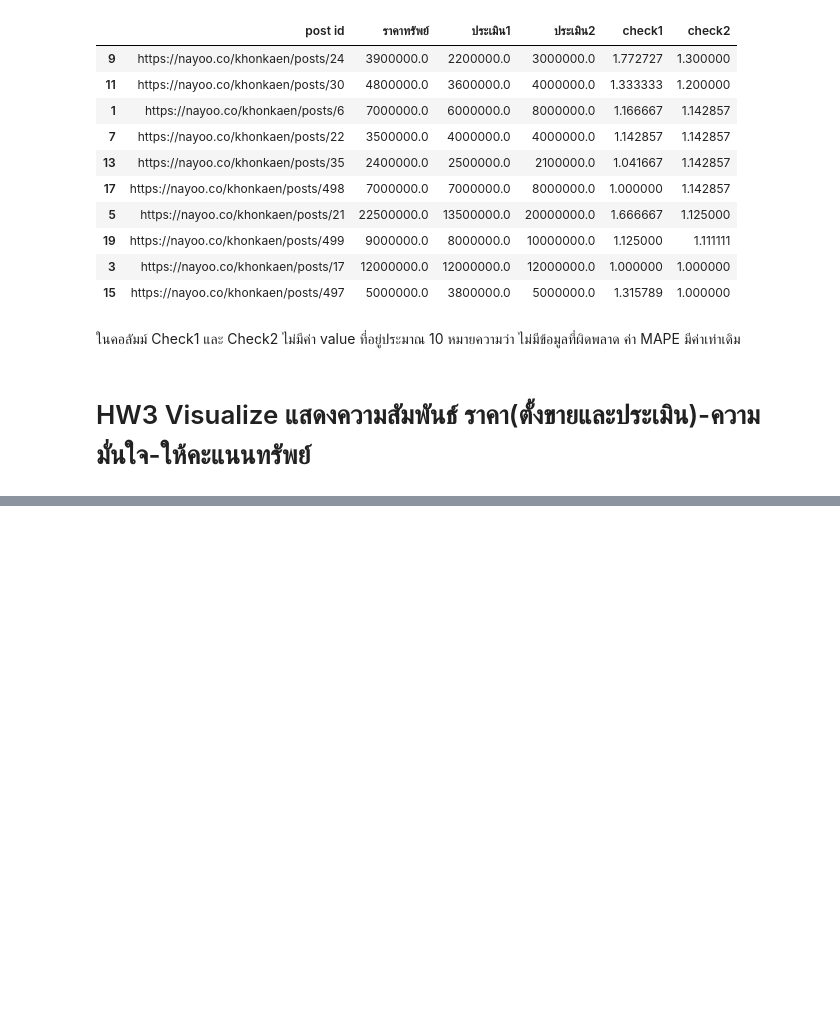
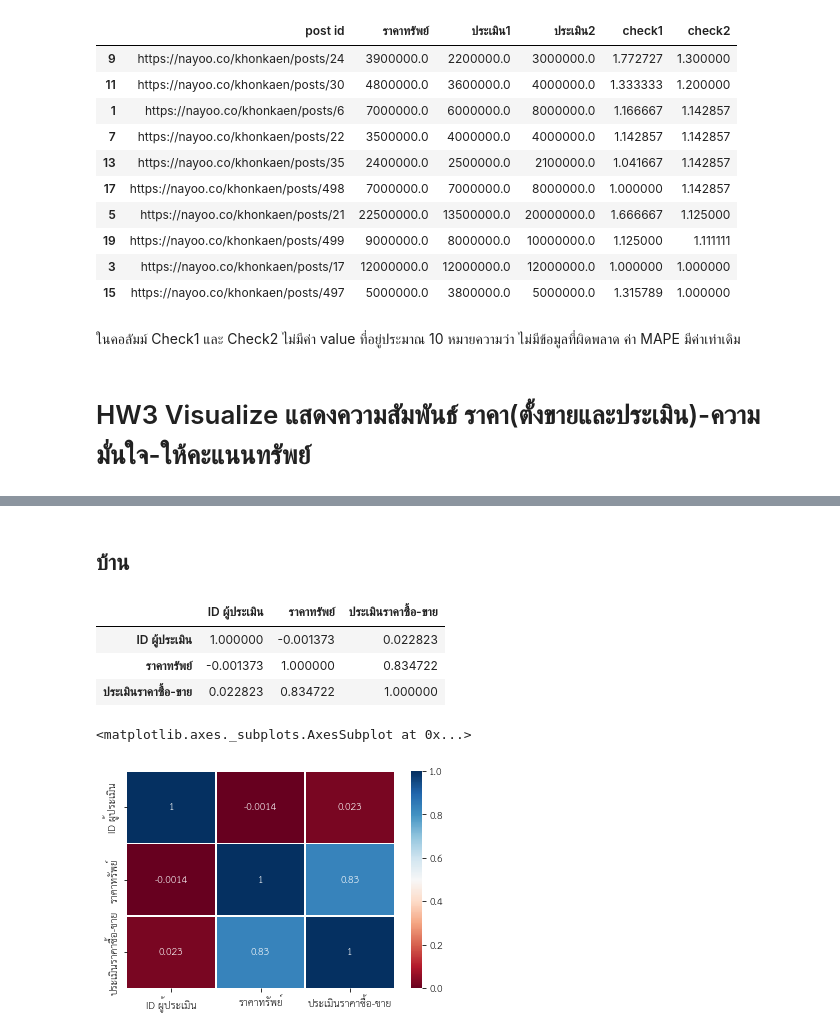
Before and after one commit to Suriya6744/bsc_dpdm22, a Jupyter notebook: [dataprep]property_estimator.ipynb, the cells around one changed output, grey strips where cells are left out. Cells and saved outputs as stored; diff of their text form; code cells hidden in the pictures; blank space fills up the shorter version.

```diff
--- a/[dataprep]property_estimator.ipynb
+++ b/[dataprep]property_estimator.ipynb
@@ -1011,4 +1011,6 @@ all4.sort_values(by=['check2'],ascending=False)
 import pandas as pd
 sheet_id =(f'https://docs.google.com/spreadsheets/d/1jIF55aFmr8rqqK7dBMXoyA71TWlHdIiiQAa0p1Dr794/export?format=xlsx')
 land = pd.read_excel(sheet_id,sheet_name='land')
-land
+home = pd.read_excel(sheet_id,sheet_name='บ้าน')
+townh  = pd.read_excel(sheet_id,sheet_name='ทาวน์โฮม')
+pn =  pd.read_excel(sheet_id,sheet_name='อาคารพาณิชย์')
@@ -1028,0 +1017,28 @@ land
+# %%
+!wget -q https://github.com/Phonbopit/sarabun-webfont/raw/master/fonts/thsarabunnew-webfont.ttf
+import matplotlib as mpl
+mpl.font_manager.fontManager.addfont('thsarabunnew-webfont.ttf')
+mpl.rc('font', family='TH Sarabun New')
+# %% [markdown]
+## บ้าน
+# %%
+import numpy as np
+import matplotlib.pyplot as plt
+pearsoncorr1 = home.corr(method='pearson')
+pearsoncorr1
+# %% [output]
+|  | ID ผู้ประเมิน | ราคาทรัพย์ | ประเมินราคาซื้อ-ขาย |
+| ID ผู้ประเมิน | 1.000000 | -0.001373 | 0.022823 |
+| ราคาทรัพย์ | -0.001373 | 1.000000 | 0.834722 |
+| ประเมินราคาซื้อ-ขาย | 0.022823 | 0.834722 | 1.000000 |
+# %%
+import seaborn as sb
+sb.heatmap(pearsoncorr1,
+            xticklabels=pearsoncorr1.columns,
+            yticklabels=pearsoncorr1.columns,
+            cmap='RdBu',
+            annot=True,
+            linewidth=0.5)
+# %% [output]
+<matplotlib.axes._subplots.AxesSubplot at 0x...>
+[figure, added]
```
Also changed, not shown: parts of 11 cells of this notebook.
